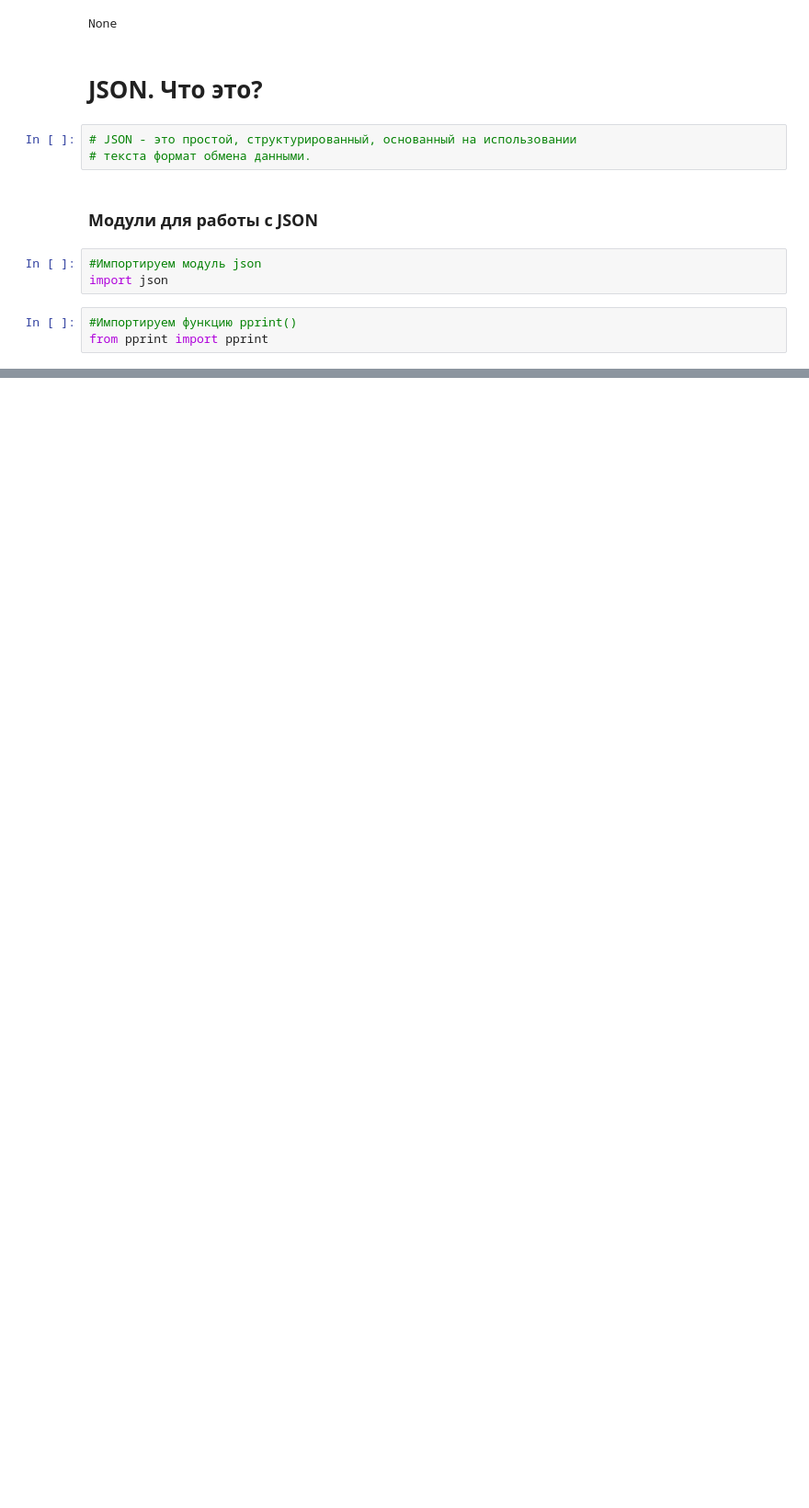
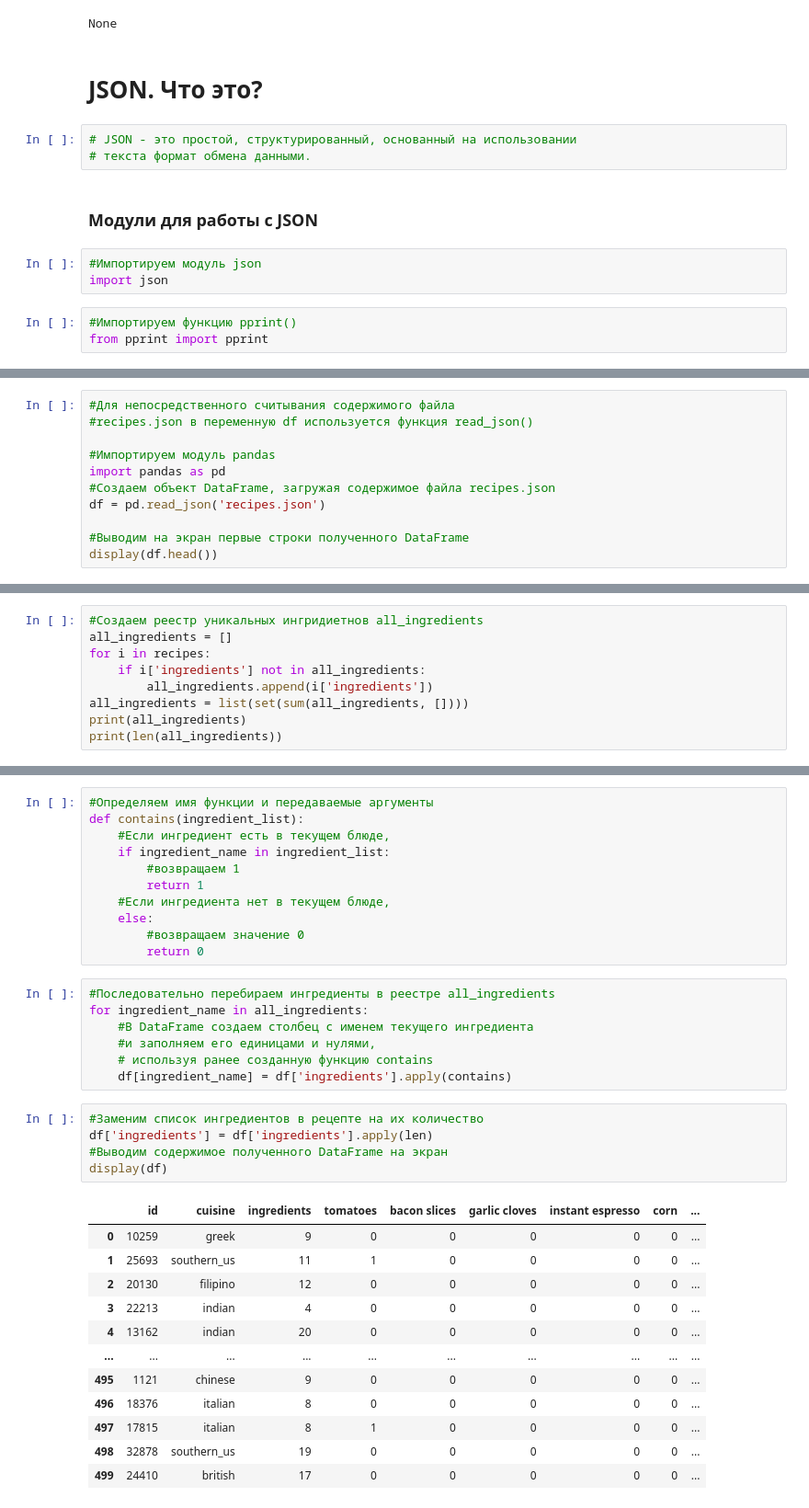
Before and after one commit to ret4ed/Sf_DS_game_1, a Jupyter notebook: Skillfactory/PY_16_Выгрузка данных/Выгрузка данных.ipynb, the cells around one changed output, grey strips where cells are left out. Shown at 92% size. Saved outputs shown, nothing was run; the diff lists cells and outputs as text; blank space fills up the shorter version.

```diff
--- a/Skillfactory/PY_16_Выгрузка данных/Выгрузка данных.ipynb
+++ b/Skillfactory/PY_16_Выгрузка данных/Выгрузка данных.ipynb
@@ -275,0 +380,11 @@ from pprint import pprint
+# %%
+#Для непосредственного считывания содержимого файла
+#recipes.json в переменную df используется функция read_json()
+
+#Импортируем модуль pandas
+import pandas as pd
+#Создаем объект DataFrame, загружая содержимое файла recipes.json
+df = pd.read_json('recipes.json')
+
+#Выводим на экран первые строки полученного DataFrame
+display(df.head())
@@ -275,0 +414,9 @@ from pprint import pprint
+# %%
+#Создаем реестр уникальных ингридиетнов all_ingredients
+all_ingredients = []
+for i in recipes:
+    if i['ingredients'] not in all_ingredients:
+        all_ingredients.append(i['ingredients'])
+all_ingredients = list(set(sum(all_ingredients, [])))
+print(all_ingredients)
+print(len(all_ingredients))
@@ -275,0 +426,36 @@ from pprint import pprint
+# %%
+#Определяем имя функции и передаваемые аргументы
+def contains(ingredient_list):
+    #Если ингредиент есть в текущем блюде,
+    if ingredient_name in ingredient_list:
+        #возвращаем 1
+        return 1
+    #Если ингредиента нет в текущем блюде,
+    else:
+        #возвращаем значение 0
+        return 0
+# %%
+#Последовательно перебираем ингредиенты в реестре all_ingredients
+for ingredient_name in all_ingredients:
+    #В DataFrame создаем столбец с именем текущего ингредиента
+    #и заполняем его единицами и нулями,
+    # используя ранее созданную функцию contains
+    df[ingredient_name] = df['ingredients'].apply(contains)
+# %%
+#Заменим список ингредиентов в рецепте на их количество
+df['ingredients'] = df['ingredients'].apply(len)
+#Выводим содержимое полученного DataFrame на экран
+display(df)
+# %% [output]
+|  | id | cuisine | ingredients | tomatoes | bacon slices | garlic cloves | instant espresso | corn | ... |
+| 0 | 10259 | greek | 9 | 0 | 0 | 0 | 0 | 0 | ... |
+| 1 | 25693 | southern_us | 11 | 1 | 0 | 0 | 0 | 0 | ... |
+| 2 | 20130 | filipino | 12 | 0 | 0 | 0 | 0 | 0 | ... |
+| 3 | 22213 | indian | 4 | 0 | 0 | 0 | 0 | 0 | ... |
+| 4 | 13162 | indian | 20 | 0 | 0 | 0 | 0 | 0 | ... |
+| ... | ... | ... | ... | ... | ... | ... | ... | ... | ... |
+| 495 | 1121 | chinese | 9 | 0 | 0 | 0 | 0 | 0 | ... |
+| 496 | 18376 | italian | 8 | 0 | 0 | 0 | 0 | 0 | ... |
+| 497 | 17815 | italian | 8 | 1 | 0 | 0 | 0 | 0 | ... |
+| 498 | 32878 | southern_us | 19 | 0 | 0 | 0 | 0 | 0 | ... |
+| 499 | 24410 | british | 17 | 0 | 0 | 0 | 0 | 0 | ... |
```
Also changed, not shown: parts of 26 cells of this notebook, 4 other files.
